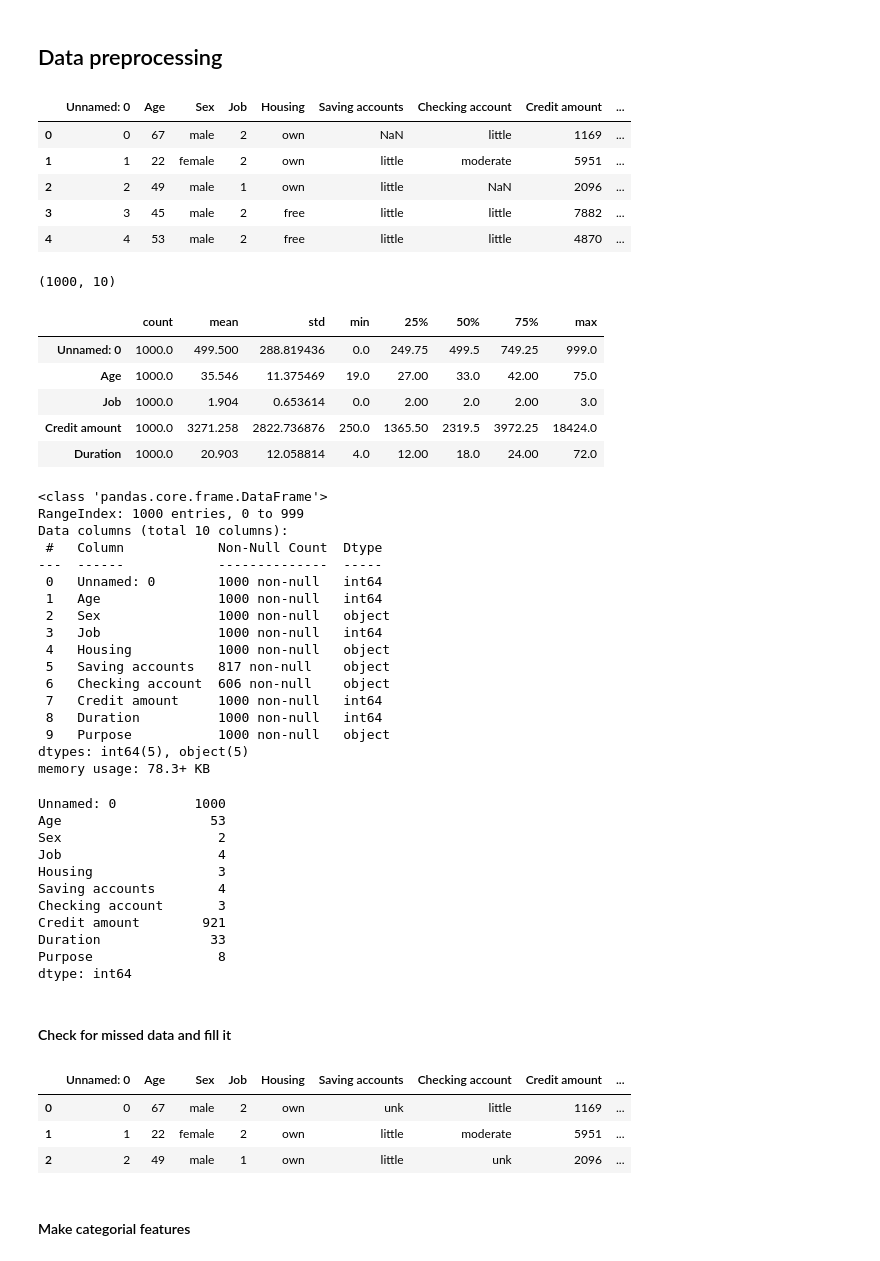
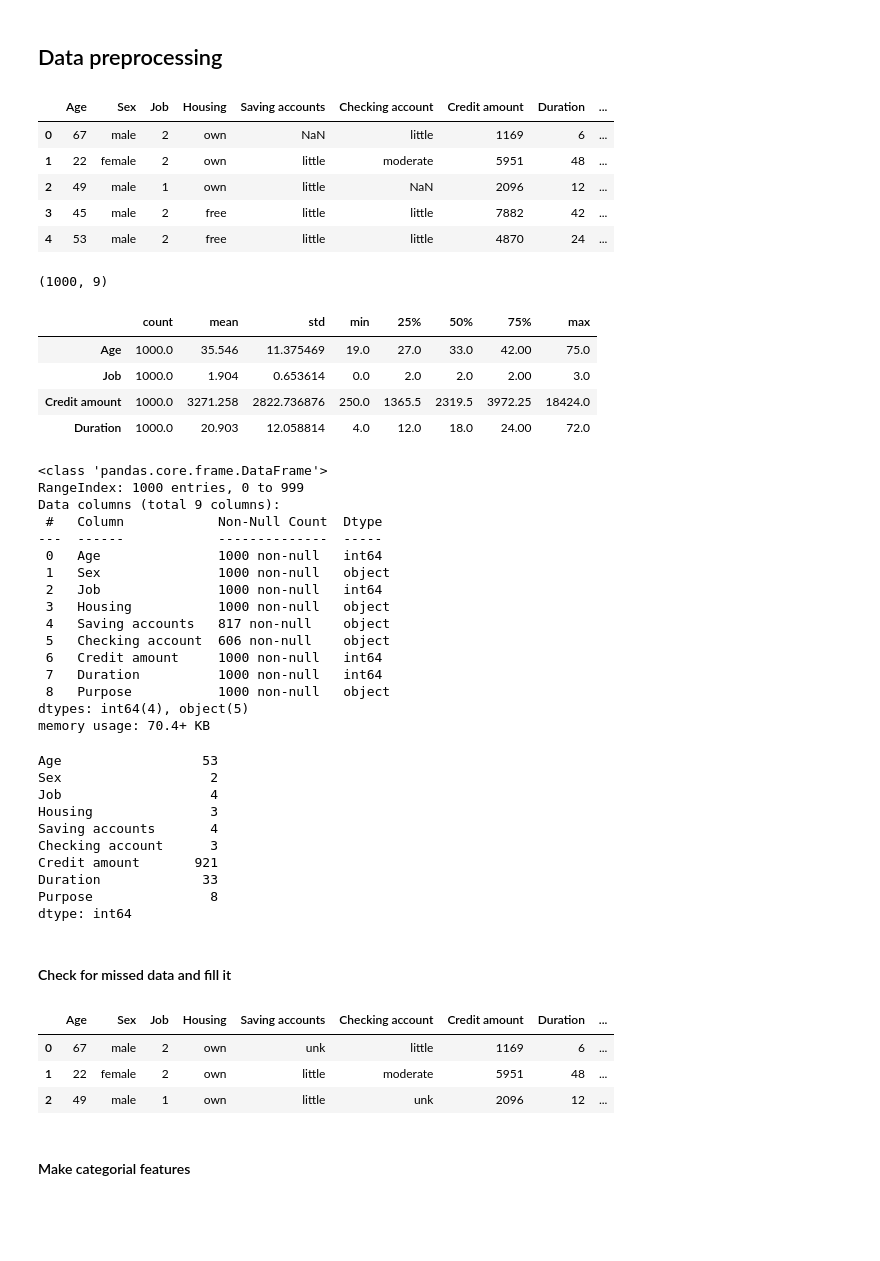
Before and after one commit to kvufee/credit-scoring, a Jupyter notebook: credit-scoring.ipynb, the cells around one changed output. Cells and saved outputs as stored; diff of their text form; code cells hidden in the pictures; blank space fills up the shorter version.

```diff
--- a/credit-scoring.ipynb
+++ b/credit-scoring.ipynb
@@ -14,60 +15,58 @@ from sklearn.metrics import classification_report, confusion_matrix, accuracy_sc
 ## Data preprocessing
 # %%
 data = pd.read_csv('credit_score.csv')
+data = data.drop(columns=['Unnamed: 0'])
 data.head(5)
 # %% [output]
-|  | Unnamed: 0 | Age | Sex | Job | Housing | Saving accounts | Checking account | Credit amount | ... |
-| 0 | 0 | 67 | male | 2 | own | NaN | little | 1169 | ... |
-| 1 | 1 | 22 | female | 2 | own | little | moderate | 5951 | ... |
-| 2 | 2 | 49 | male | 1 | own | little | NaN | 2096 | ... |
-| 3 | 3 | 45 | male | 2 | free | little | little | 7882 | ... |
-| 4 | 4 | 53 | male | 2 | free | little | little | 4870 | ... |
+|  | Age | Sex | Job | Housing | Saving accounts | Checking account | Credit amount | Duration | ... |
+| 0 | 67 | male | 2 | own | NaN | little | 1169 | 6 | ... |
+| 1 | 22 | female | 2 | own | little | moderate | 5951 | 48 | ... |
+| 2 | 49 | male | 1 | own | little | NaN | 2096 | 12 | ... |
+| 3 | 45 | male | 2 | free | little | little | 7882 | 42 | ... |
+| 4 | 53 | male | 2 | free | little | little | 4870 | 24 | ... |
 # %%
 data.shape
 # %% [output]
-(1000, 10)
+(1000, 9)
 # %%
 data.describe().T
 # %% [output]
 |  | count | mean | std | min | 25% | 50% | 75% | max |
-| Unnamed: 0 | 1000.0 | 499.500 | 288.819436 | 0.0 | 249.75 | 499.5 | 749.25 | 999.0 |
-| Age | 1000.0 | 35.546 | 11.375469 | 19.0 | 27.00 | 33.0 | 42.00 | 75.0 |
-| Job | 1000.0 | 1.904 | 0.653614 | 0.0 | 2.00 | 2.0 | 2.00 | 3.0 |
-| Credit amount | 1000.0 | 3271.258 | 2822.736876 | 250.0 | 1365.50 | 2319.5 | 3972.25 | 18424.0 |
-| Duration | 1000.0 | 20.903 | 12.058814 | 4.0 | 12.00 | 18.0 | 24.00 | 72.0 |
+| Age | 1000.0 | 35.546 | 11.375469 | 19.0 | 27.0 | 33.0 | 42.00 | 75.0 |
+| Job | 1000.0 | 1.904 | 0.653614 | 0.0 | 2.0 | 2.0 | 2.00 | 3.0 |
+| Credit amount | 1000.0 | 3271.258 | 2822.736876 | 250.0 | 1365.5 | 2319.5 | 3972.25 | 18424.0 |
+| Duration | 1000.0 | 20.903 | 12.058814 | 4.0 | 12.0 | 18.0 | 24.00 | 72.0 |
 # %%
 data.info()
 # %% [output]
 <class 'pandas.core.frame.DataFrame'>
 RangeIndex: 1000 entries, 0 to 999
-Data columns (total 10 columns):
+Data columns (total 9 columns):
  #   Column            Non-Null Count  Dtype
 ---  ------            --------------  -----
- 0   Unnamed: 0        1000 non-null   int64
- 1   Age               1000 non-null   int64
- 2   Sex               1000 non-null   object
- 3   Job               1000 non-null   int64
- 4   Housing           1000 non-null   object
- 5   Saving accounts   817 non-null    object
- 6   Checking account  606 non-null    object
- 7   Credit amount     1000 non-null   int64
- 8   Duration          1000 non-null   int64
- 9   Purpose           1000 non-null   object
-dtypes: int64(5), object(5)
-memory usage: 78.3+ KB
+ 0   Age               1000 non-null   int64
+ 1   Sex               1000 non-null   object
+ 2   Job               1000 non-null   int64
+ 3   Housing           1000 non-null   object
+ 4   Saving accounts   817 non-null    object
+ 5   Checking account  606 non-null    object
+ 6   Credit amount     1000 non-null   int64
+ 7   Duration          1000 non-null   int64
+ 8   Purpose           1000 non-null   object
+dtypes: int64(4), object(5)
+memory usage: 70.4+ KB
 # %%
 data.nunique()
 # %% [output]
-Unnamed: 0          1000
-Age                   53
-Sex                    2
-Job                    4
-Housing                3
-Saving accounts        4
-Checking account       3
-Credit amount        921
-Duration              33
-Purpose                8
+Age                  53
+Sex                   2
+Job                   4
+Housing               3
+Saving accounts       4
+Checking account      3
+Credit amount       921
+Duration             33
+Purpose               8
 dtype: int64
 # %% [markdown]
 #### Check for missed data and fill it
@@ -76,10 +75,10 @@ data['Saving accounts'] = data['Saving accounts'].fillna('unk')
 data['Checking account'] = data['Checking account'].fillna('unk')
 data.head(3)
 # %% [output]
-|  | Unnamed: 0 | Age | Sex | Job | Housing | Saving accounts | Checking account | Credit amount | ... |
-| 0 | 0 | 67 | male | 2 | own | unk | little | 1169 | ... |
-| 1 | 1 | 22 | female | 2 | own | little | moderate | 5951 | ... |
-| 2 | 2 | 49 | male | 1 | own | little | unk | 2096 | ... |
+|  | Age | Sex | Job | Housing | Saving accounts | Checking account | Credit amount | Duration | ... |
+| 0 | 67 | male | 2 | own | unk | little | 1169 | 6 | ... |
+| 1 | 22 | female | 2 | own | little | moderate | 5951 | 48 | ... |
+| 2 | 49 | male | 1 | own | little | unk | 2096 | 12 | ... |
 # %% [markdown]
 #### Make categorial features
 # %%
```
Also changed, not shown: parts of 14 cells of this notebook.
